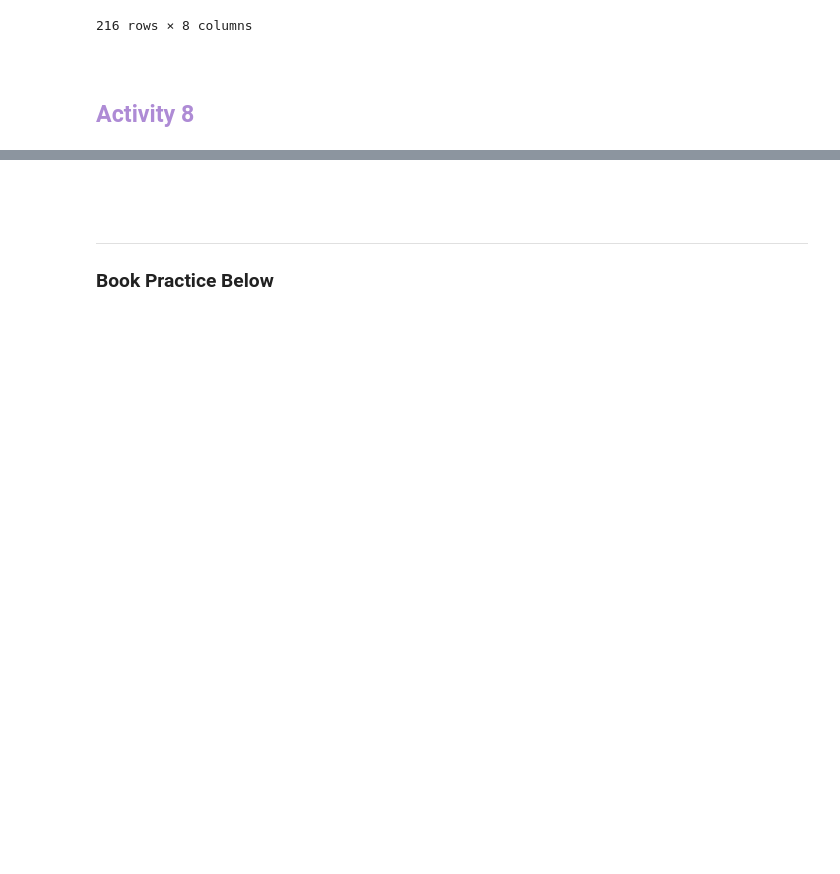
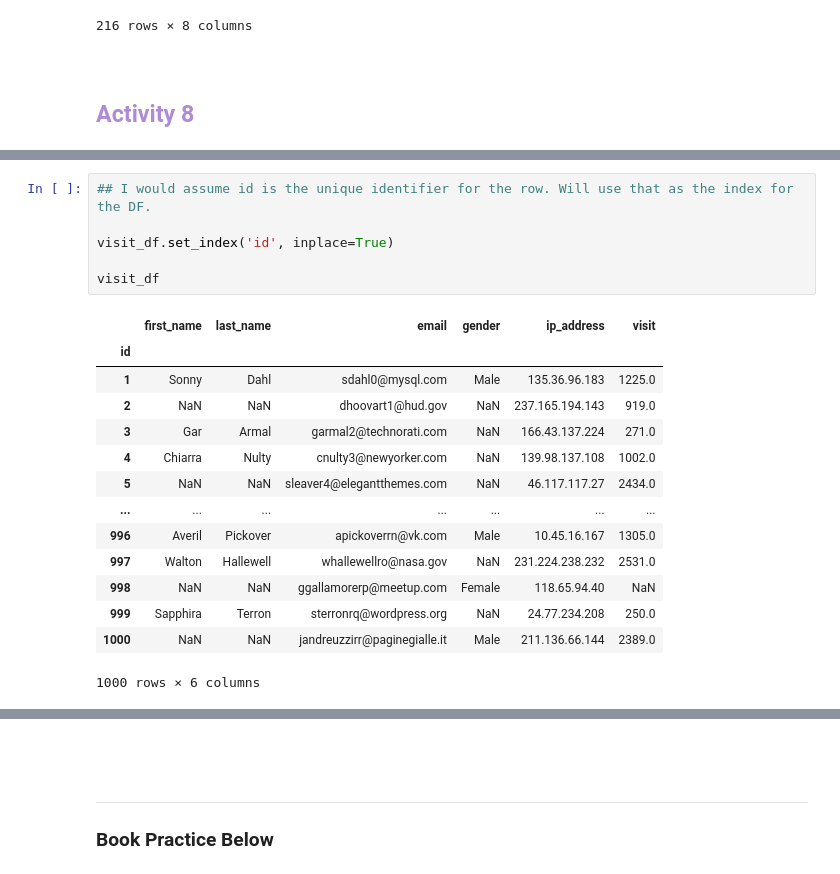
Before and after one commit to Hakuna-Patata/BU_MSDS_PTW, a Jupyter notebook: DSC 540 - Data Preparation/Week 5 & 6.ipynb, the cells around one changed output, grey strips where cells are left out. Drawn from its saved outputs; the diff is of its cells as text; blank space fills up the shorter version.

```diff
--- a/DSC 540 - Data Preparation/Week 5 & 6.ipynb
+++ b/DSC 540 - Data Preparation/Week 5 & 6.ipynb
@@ -214,0 +269,21 @@ gdp_df
+# %%
+## I would assume id is the unique identifier for the row. Will use that as the index for the DF.
+
+visit_df.set_index('id', inplace=True)
+
+visit_df
+# %% [output]
+|  | first_name | last_name | email | gender | ip_address | visit |
+| id |  |  |  |  |  |  |
+| 1 | Sonny | Dahl | sdahl0@mysql.com | Male | 135.36.96.183 | 1225.0 |
+| 2 | NaN | NaN | dhoovart1@hud.gov | NaN | 237.165.194.143 | 919.0 |
+| 3 | Gar | Armal | garmal2@technorati.com | NaN | 166.43.137.224 | 271.0 |
+| 4 | Chiarra | Nulty | cnulty3@newyorker.com | NaN | 139.98.137.108 | 1002.0 |
+| 5 | NaN | NaN | sleaver4@elegantthemes.com | NaN | 46.117.117.27 | 2434.0 |
+| ... | ... | ... | ... | ... | ... | ... |
+| 996 | Averil | Pickover | apickoverrn@vk.com | Male | 10.45.16.167 | 1305.0 |
+| 997 | Walton | Hallewell | whallewellro@nasa.gov | NaN | 231.224.238.232 | 2531.0 |
+| 998 | NaN | NaN | ggallamorerp@meetup.com | Female | 118.65.94.40 | NaN |
+| 999 | Sapphira | Terron | sterronrq@wordpress.org | NaN | 24.77.234.208 | 250.0 |
+| 1000 | NaN | NaN | jandreuzzirr@paginegialle.it | Male | 211.136.66.144 | 2389.0 |
+1000 rows × 6 columns
```
Also changed, not shown: parts of 14 cells of this notebook.
